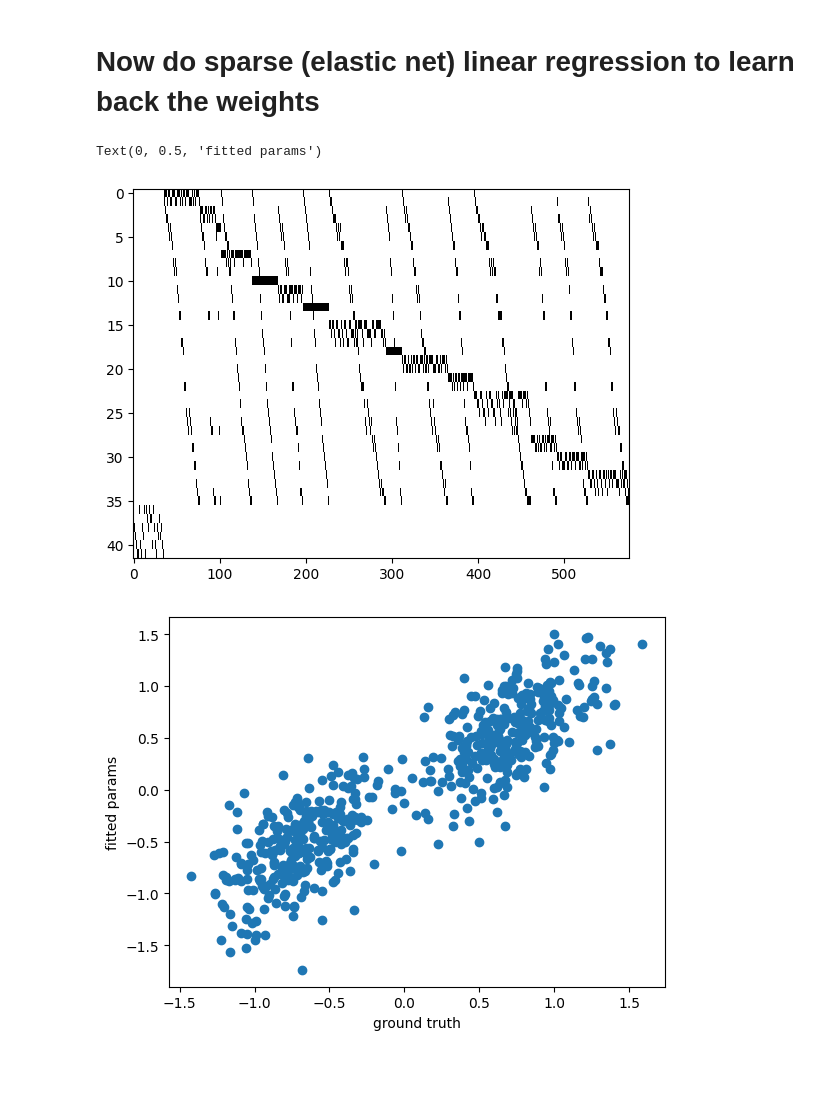
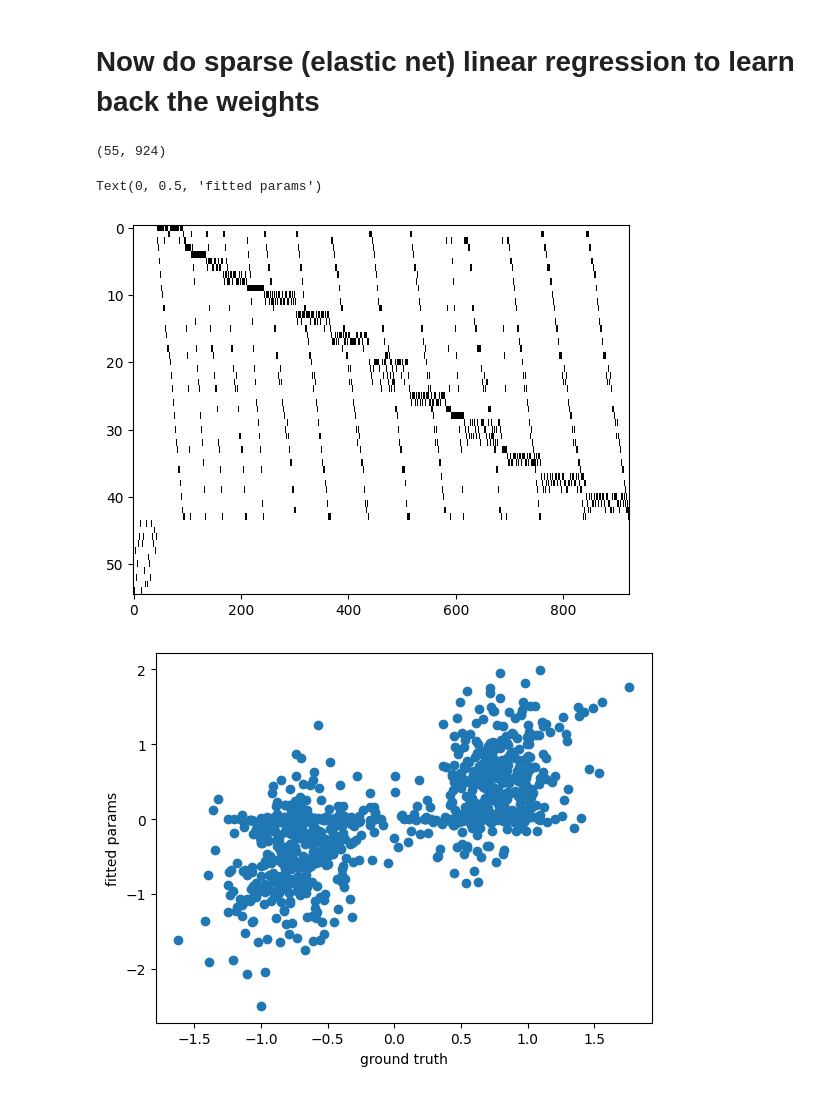
Before and after one commit to swagatam101/doe, a Jupyter notebook: DOE_SOLD_manual_v2.ipynb, the cells around one changed output. Saved outputs shown, nothing was run; the diff lists cells and outputs as text; code cells hidden in the pictures.

```diff
--- a/DOE_SOLD_manual_v2.ipynb
+++ b/DOE_SOLD_manual_v2.ipynb
@@ -28,7 +28,7 @@ Deep mutational scan at multiple locaitons also conform to the SOLD matrix abstr
 ## Pretend that a set of positions in the protein is mutated--create a sythesis SOLD matrix
 # %%
 length_of_protein = 100
-num_mutated = 6
-sold_mat_df, parent, mut_dict = doe_utils.create_synthetic_SOLD_matrix(num_mutated, length_of_protein, mut_probs = [0.1, 0.1, 0.1, 0.1, 0.1], parent_prob=0.5) #6 postions mutated, pprtein length is 100
+num_mutated = 11
+sold_mat_df, parent, mut_dict = doe_utils.create_synthetic_SOLD_matrix(num_mutated, length_of_protein, mut_probs = [0.25, 0.25, 0.25], parent_prob=0.25) #6 postions mutated, pprtein length is 100
 sold_mat_df.head()
 # %% [output]
@@ -124,14 +118,18 @@ Text(0.5, 1.0, 'in silico responses (indel activity)')
 # %%
 fit_model = doe_utils.fitting_model(S.mutation_probs_variable_region_indexed)
 fitted_params, fit_responses = fit_model.fit(seqs, responses)
+
+plt.figure()
+plt.imshow(fit_model.constraints, aspect = 'auto', cmap = 'Greys', interpolation = 'None')
 plt.figure()
 plt.scatter(Model_in_silico.ground_truth_params, fitted_params)
 plt.xlabel("ground truth")
 plt.ylabel("fitted params")
 # %% [output]
-Text(0, 0.5, 'fitted params')
+(55, 924)
+Text(0, 0.5, 'fitted params')
-[figure, old version]
+[figure, new version]
-[figure, old version]
+[figure, new version]
 # %%
 import scipy
 
```
Also changed, not shown: parts of 18 cells of this notebook, 3 other files.
